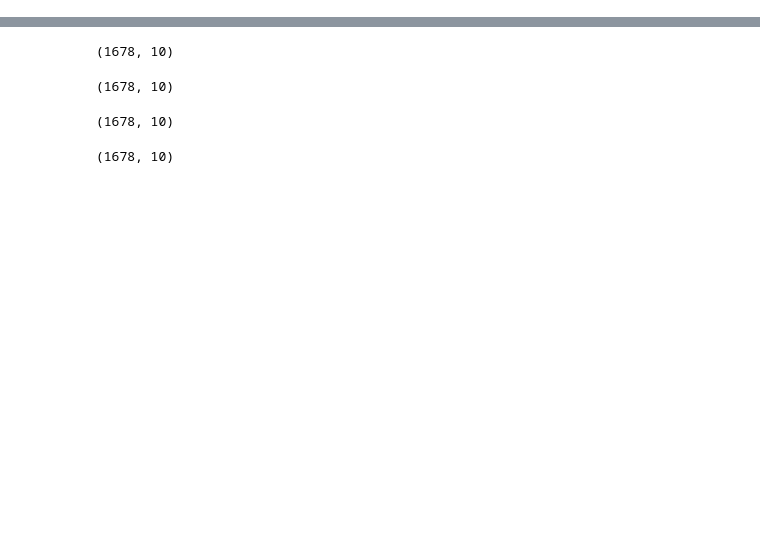
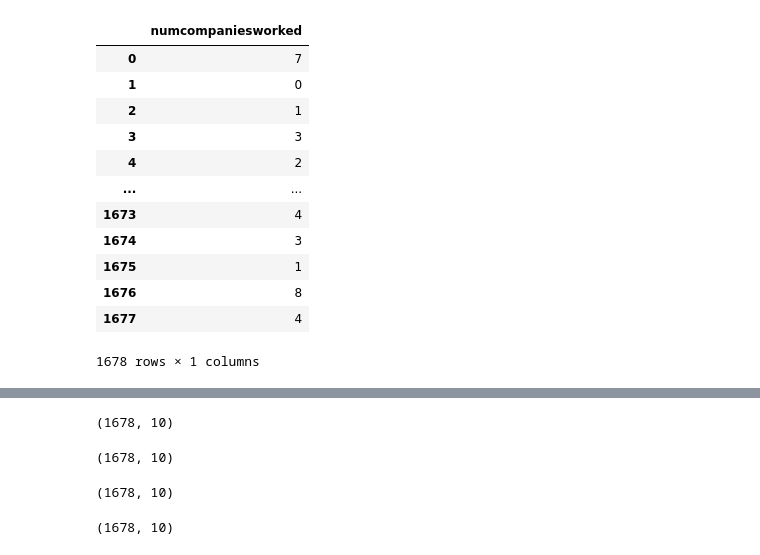
Before and after one commit to Miriam-pb/proyecto-da-promo-56-modulo-3-team-3, a Jupyter notebook: concat_csvs.ipynb, the cells around one changed output, grey strips where cells are left out. Cells and saved outputs as stored; diff of their text form; code cells hidden in the pictures; blank space fills up the shorter version.

```diff
--- a/concat_csvs.ipynb
+++ b/concat_csvs.ipynb
@@ -7,3 +7,22 @@ columnas1_10 = pd.read_csv("columnas1-10.csv", index_col=0)
 columnas11_20 = pd.read_csv("columnas11-20.csv")
 columnas21_30 = pd.read_csv("columnas21-30.csv")
 columnas31_40 = pd.read_csv("columnas31-40.csv", index_col=0)
+df_numcompaniesworked = pd.read_csv('hr_raw_data.csv', index_col=0) # para añadir la columna extraviada
+# %%
+# extraigo la columna:
+columna_numcompaniesworked = df_numcompaniesworked[['numcompaniesworked']]
+columna_numcompaniesworked
+# %% [output]
+|  | numcompaniesworked |
+| 0 | 7 |
+| 1 | 0 |
+| 2 | 1 |
+| 3 | 3 |
+| 4 | 2 |
+| ... | ... |
+| 1673 | 4 |
+| 1674 | 3 |
+| 1675 | 1 |
+| 1676 | 8 |
+| 1677 | 4 |
+1678 rows × 1 columns
```
Also changed, not shown: parts of 7 cells of this notebook, 1 other file.
